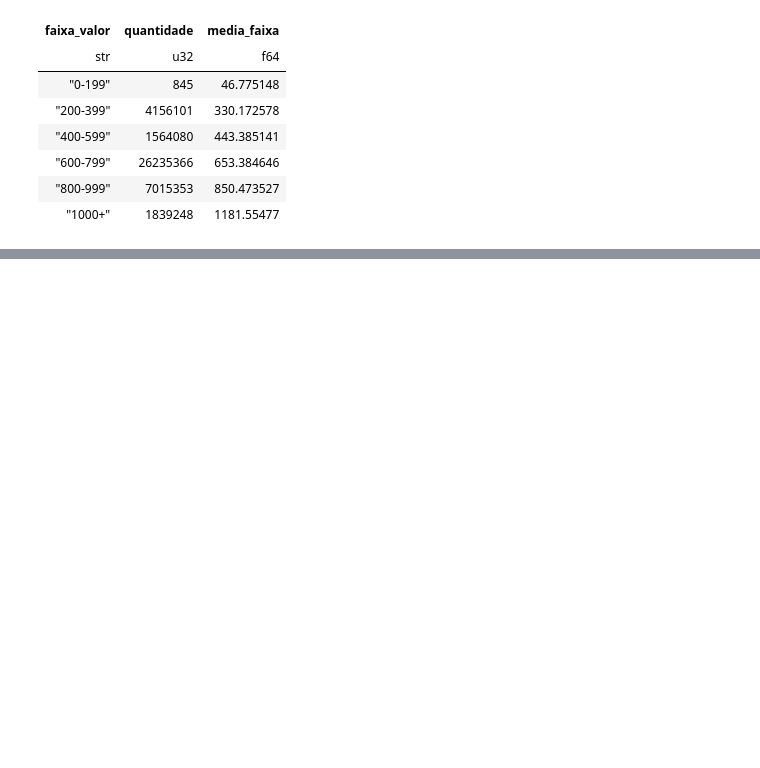
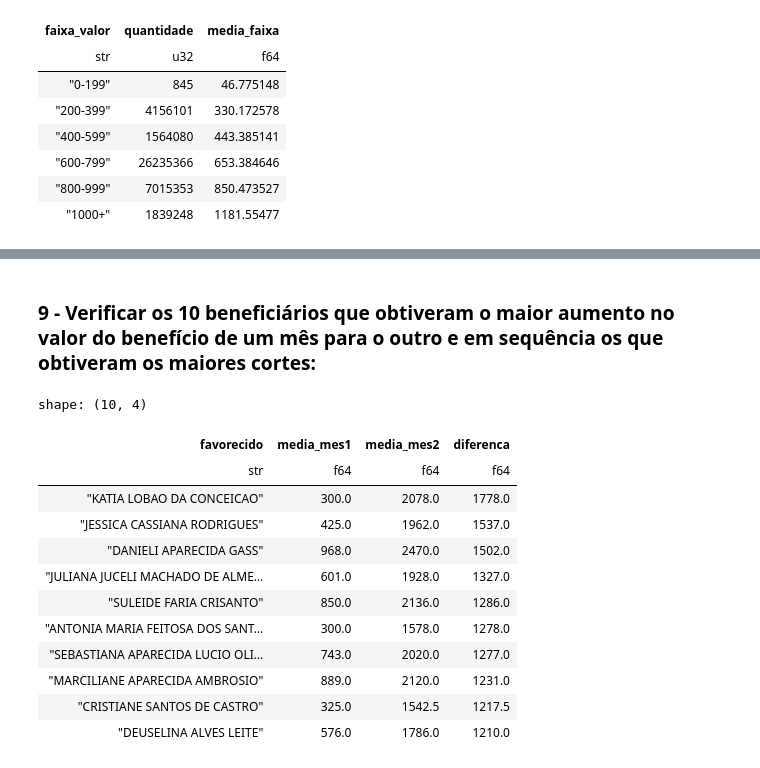
Before and after one commit to Andrerod15/treinamentos-conteudo, a Jupyter notebook: bolsafamilia2.ipynb, the cells around one changed output, grey strips where cells are left out. Saved outputs shown, nothing was run; the diff lists cells and outputs as text; code cells hidden in the pictures; blank space fills up the shorter version.

```diff
--- a/bolsafamilia2.ipynb
+++ b/bolsafamilia2.ipynb
@@ -132,0 +170,23 @@ fig.write_html("grafico_beneficiarios_por_faixa_etaria.html")
+# %%
+meses = df_bolsa2.select("mes_comp").unique().to_series().sort().to_list()
+mes1, mes2 = meses
+
+df_mes1 = df_bolsa2.filter(pl.col("mes_comp") == mes1).select(["nis", "favorecido"]).unique()
+df_mes2 = df_bolsa2.filter(pl.col("mes_comp") == mes2).select(["nis", "favorecido"]).unique()
+
+df_continuaram = df_mes1.join(df_mes2, on=["nis", "favorecido"], how="inner")
+
+df_sairam = df_mes1.join(df_mes2, on=["nis", "favorecido"], how="anti")
+
+df_novos = df_mes2.join(df_mes1, on=["nis", "favorecido"], how="anti")
+
+resumo = pl.DataFrame({
+    "categoria": ["Continuaram", "Saíram", "Entraram"],
+    "quantidade": [
+        df_continuaram.height,
+        df_sairam.height,
+        df_novos.height
+    ]
+})
+
+resumo
@@ -132,0 +200,37 @@ fig.write_html("grafico_beneficiarios_por_faixa_etaria.html")
+# %% [markdown]
+### 9 - Verificar os 10 beneficiários que obtiveram o maior aumento no valor do benefício de um mês para o outro e em sequência os que obtiveram os maiores cortes:
+# %%
+df_mes1 = df_bolsa2.filter(pl.col("mes_comp") == mes1)
+df_mes2 = df_bolsa2.filter(pl.col("mes_comp") == mes2)
+
+media_mes1 = (
+    df_mes1.group_by("favorecido")
+    .agg(pl.col("parcela").mean().alias("media_mes1"))
+)
+
+media_mes2 = (
+    df_mes2.group_by("favorecido")
+    .agg(pl.col("parcela").mean().alias("media_mes2"))
+)
+
+comparacao = (
+    media_mes1.join(media_mes2, on="favorecido", how="inner")
+    .with_columns((pl.col("media_mes2") - pl.col("media_mes1")).alias("diferenca"))
+    .sort("diferenca", descending=True)
+)
+
+comparacao.head(10)
+# %% [output]
+shape: (10, 4)
+| favorecido | media_mes1 | media_mes2 | diferenca |
+| str | f64 | f64 | f64 |
+| "KATIA LOBAO DA CONCEICAO" | 300.0 | 2078.0 | 1778.0 |
+| "JESSICA CASSIANA RODRIGUES" | 425.0 | 1962.0 | 1537.0 |
+| "DANIELI APARECIDA GASS" | 968.0 | 2470.0 | 1502.0 |
+| "JULIANA JUCELI MACHADO DE ALME… | 601.0 | 1928.0 | 1327.0 |
+| "SULEIDE FARIA CRISANTO" | 850.0 | 2136.0 | 1286.0 |
+| "ANTONIA MARIA FEITOSA DOS SANT… | 300.0 | 1578.0 | 1278.0 |
+| "SEBASTIANA APARECIDA LUCIO OLI… | 743.0 | 2020.0 | 1277.0 |
+| "MARCILIANE APARECIDA AMBROSIO" | 889.0 | 2120.0 | 1231.0 |
+| "CRISTIANE SANTOS DE CASTRO" | 325.0 | 1542.5 | 1217.5 |
+| "DEUSELINA ALVES LEITE" | 576.0 | 1786.0 | 1210.0 |
```
Also changed, not shown: parts of 15 cells of this notebook, 1 other file.
